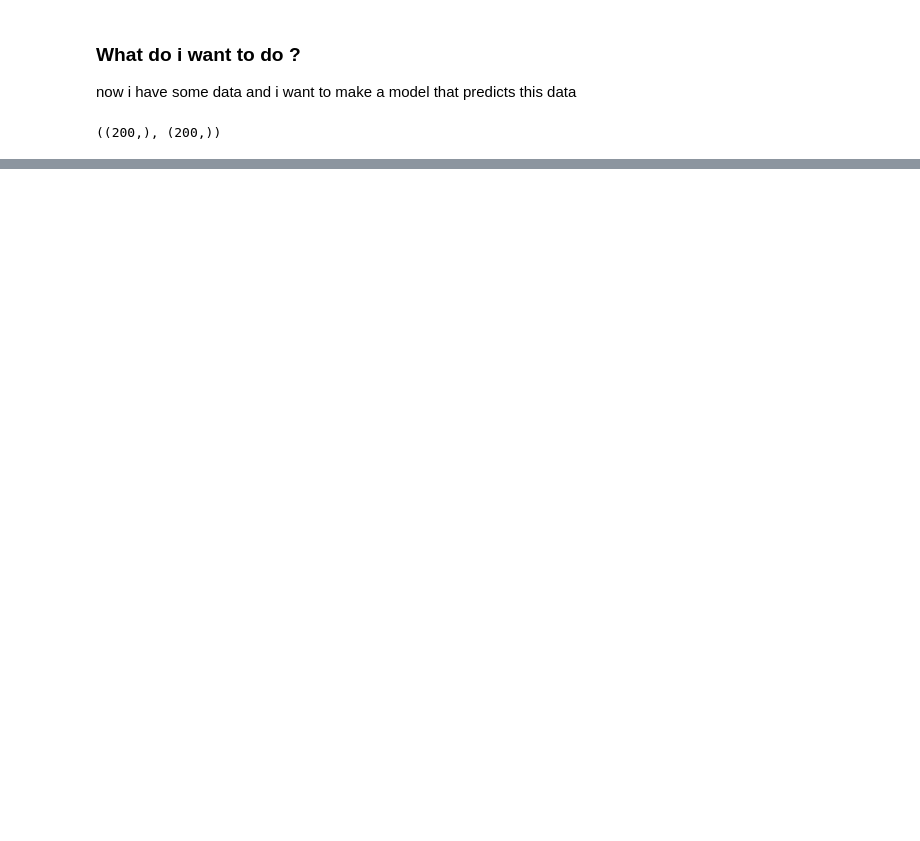
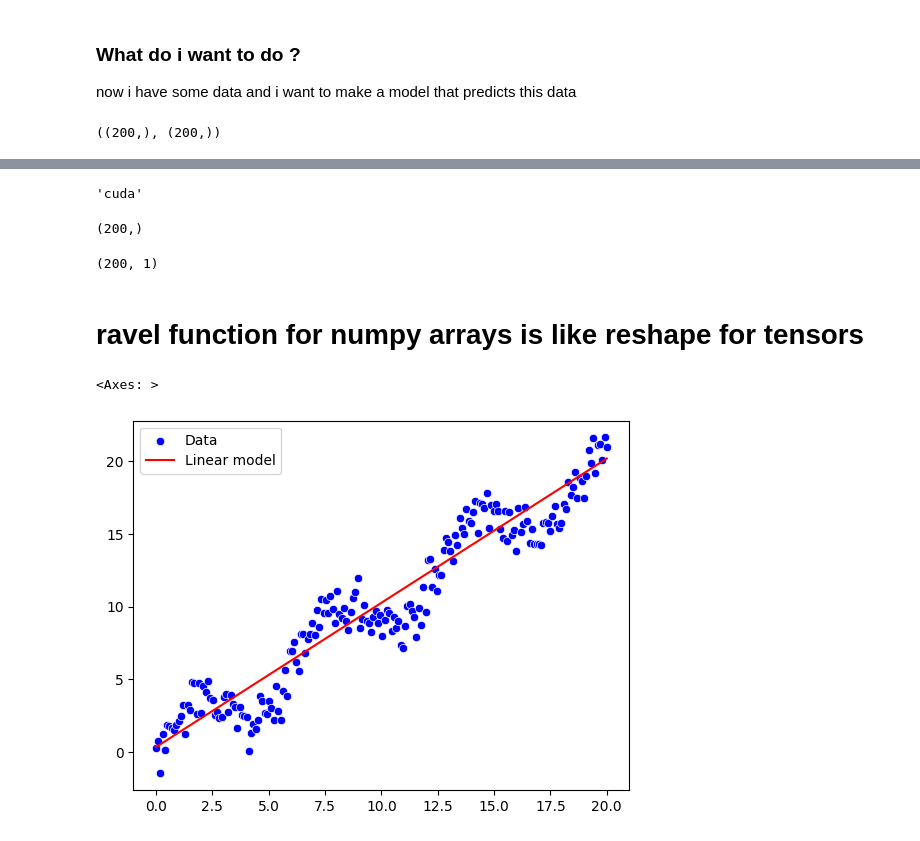
Before and after one commit to Amr-Abdellatif/learn-deep-learning-using-pytorch, a Jupyter notebook: videos_walkthrough/01_starting_pytorch_workflow_video.ipynb, the cells around one changed output, grey strips where cells are left out. Cells and saved outputs as stored; diff of their text form; code cells hidden in the pictures; blank space fills up the shorter version.

```diff
--- a/videos_walkthrough/01_starting_pytorch_workflow_video.ipynb
+++ b/videos_walkthrough/01_starting_pytorch_workflow_video.ipynb
@@ -363,0 +372,3 @@ data_point
+# %%
+# optimizer
+optimizer = torch.optim.SGD(params=model_2.parameters(),lr=0.001)
@@ -363,0 +412,36 @@ data_point
+# %%
+device = 'cuda' if torch.cuda.is_available() else 'cpu'
+device
+# %% [output]
+'cuda'
+# %%
+train_simple_network(model_2,
+                loss_fn,
+                training_loader,
+                device=device,
+                epochs=10
+                )
+# %%
+X.shape
+# %% [output]
+(200,)
+# %%
+# lets try our model
+model_2.to('cpu')
+
+model_2.eval()
+
+with torch.inference_mode():
+    y_pred_m2 = model_2(torch.tensor(X,dtype=torch.float32).reshape(-1,1)).cpu().numpy()
+# %%
+y_pred_m2.shape
+# %% [output]
+(200, 1)
+# %% [markdown]
+# ravel function for numpy arrays is like reshape for tensors
+# %%
+sns.scatterplot(x=X,y=y , color='blue',label='Data')
+sns.lineplot(x=X,y=y_pred_m2.ravel(),color='red',label='Linear model')
+# %% [output]
+<Axes: >
+[figure, added]
```
Also changed, not shown: parts of 7 cells of this notebook.
